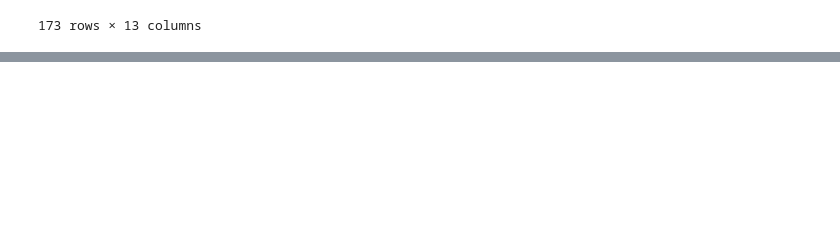
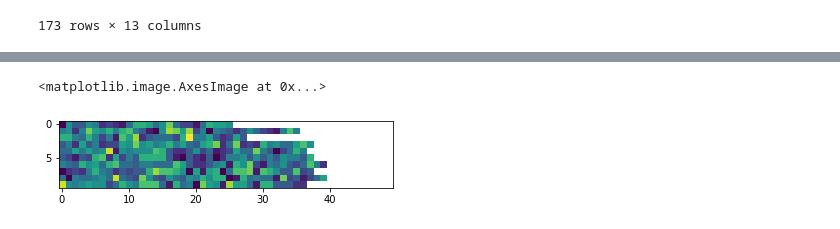
Before and after one commit to ericabusch/rtSynth_rt, a Jupyter notebook: view_adaptiveThreshold.ipynb, the cells around one changed output, grey strips where cells are left out. Saved outputs shown, nothing was run; the diff lists cells and outputs as text; code cells hidden in the pictures; blank space fills up the shorter version.

```diff
--- a/view_adaptiveThreshold.ipynb
+++ b/view_adaptiveThreshold.ipynb
@@ -143,0 +394,5 @@ history
+# %%
+plt.imshow(performances)
+# %% [output]
+<matplotlib.image.AxesImage at 0x...>
+[figure, added]
```
Also changed, not shown: parts of 7 cells of this notebook, 1 other file.
